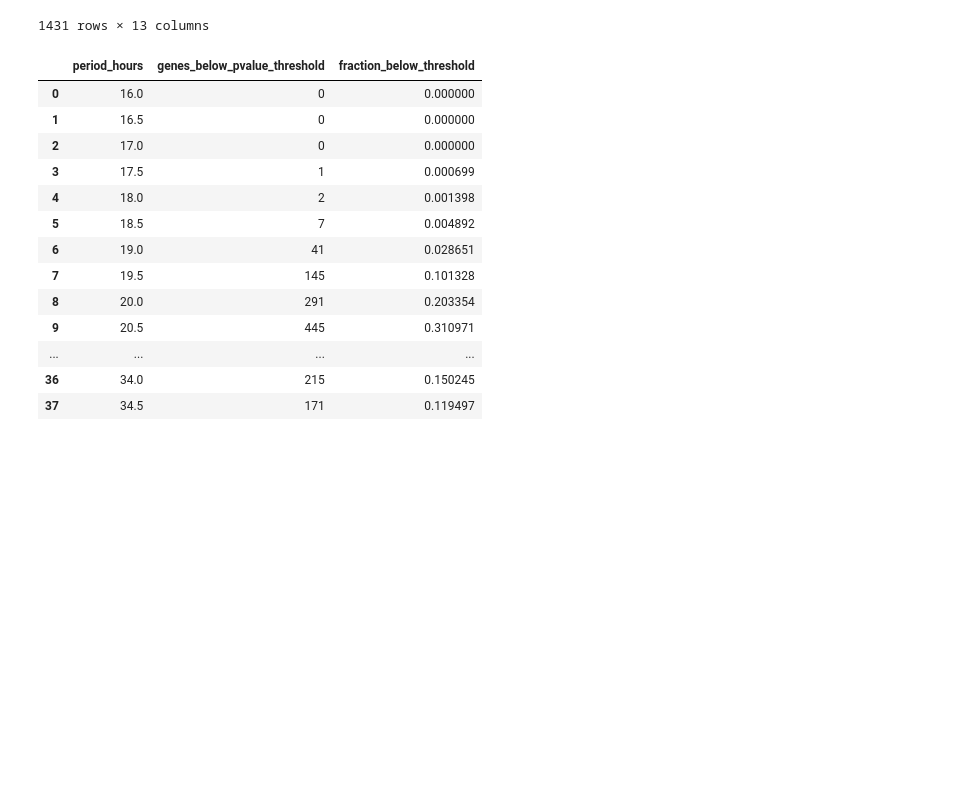
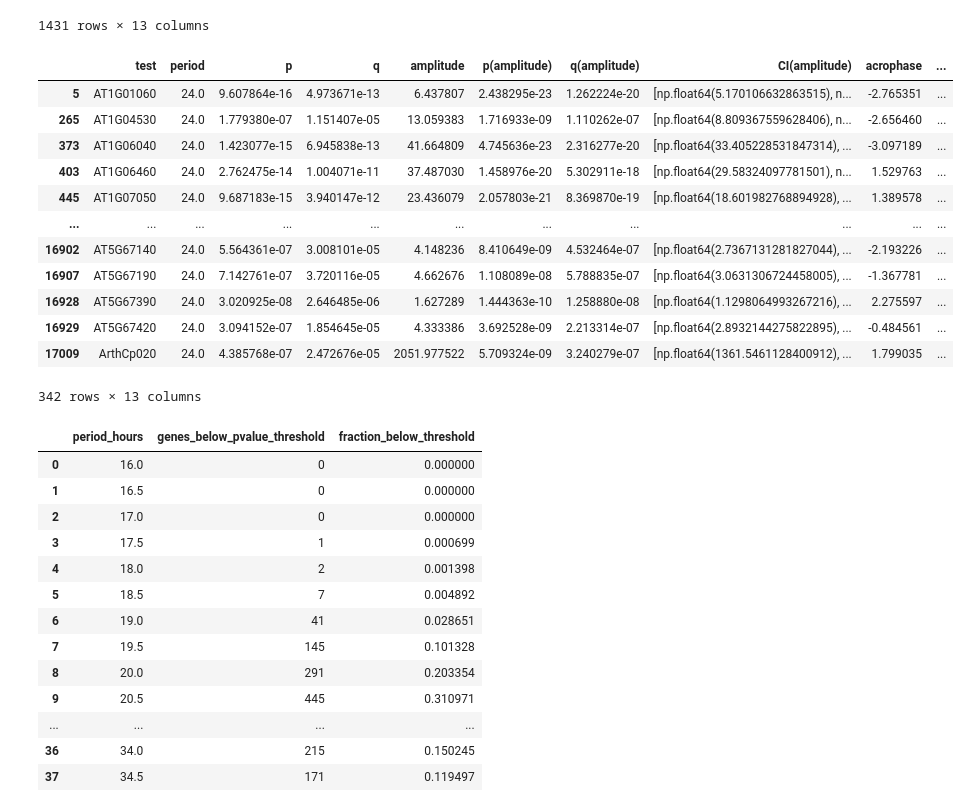
Before and after one commit to mikepassal/Outdoor_microbiome, a Jupyter notebook: Local_analysis/Followup_analyses_after_Luke_talk/Circadian_followup/circadian_gene_analysis_check_other_phases.ipynb, the cells around one changed output. Saved outputs shown, nothing was run; the diff lists cells and outputs as text; code cells hidden in the pictures; blank space fills up the shorter version.

Commit message:
Push to laptop quick edit circadian results check

```diff
--- a/Local_analysis/Followup_analyses_after_Luke_talk/Circadian_followup/circadian_gene_analysis_check_other_phases.ipynb
+++ b/Local_analysis/Followup_analyses_after_Luke_talk/Circadian_followup/circadian_gene_analysis_check_other_phases.ipynb
@@ -336,6 +336,23 @@ time_1_circadian_genes
 | 17088 | AT5G67490 | 24.0 | 3.043694e-12 | 1.289120e-10 | 26.747978 | 7.574670e-17 | 3.192474e-15 | [np.float64(20.4602668646938), np... | -0.477344 | ... |
 | 17178 | ArthCp031 | 24.0 | 9.853214e-08 | 1.526053e-06 | 197.846355 | 7.260610e-10 | 1.126538e-08 | [np.float64(134.8994901831981), n... | -2.831026 | ... |
 1431 rows × 13 columns
+# %%
+time_2_circadian_genes = cosinor_gene_results_2.loc[cosinor_gene_results_2["p"] < 1e-6]
+time_2_circadian_genes
+# %% [output]
+|  | test | period | p | q | amplitude | p(amplitude) | q(amplitude) | CI(amplitude) | acrophase | ... |
+| 5 | AT1G01060 | 24.0 | 9.607864e-16 | 4.973671e-13 | 6.437807 | 2.438295e-23 | 1.262224e-20 | [np.float64(5.170106632863515), n... | -2.765351 | ... |
+| 265 | AT1G04530 | 24.0 | 1.779380e-07 | 1.151407e-05 | 13.059383 | 1.716933e-09 | 1.110262e-07 | [np.float64(8.809367559628406), n... | -2.656460 | ... |
+| 373 | AT1G06040 | 24.0 | 1.423077e-15 | 6.945838e-13 | 41.664809 | 4.745636e-23 | 2.316277e-20 | [np.float64(33.405228531847314), ... | -3.097189 | ... |
+| 403 | AT1G06460 | 24.0 | 2.762475e-14 | 1.004071e-11 | 37.487030 | 1.458976e-20 | 5.302911e-18 | [np.float64(29.58324097781501), n... | 1.529763 | ... |
+| 445 | AT1G07050 | 24.0 | 9.687183e-15 | 3.940147e-12 | 23.436079 | 2.057803e-21 | 8.369870e-19 | [np.float64(18.601982768894928), ... | 1.389578 | ... |
+| ... | ... | ... | ... | ... | ... | ... | ... | ... | ... | ... |
+| 16902 | AT5G67140 | 24.0 | 5.564361e-07 | 3.008101e-05 | 4.148236 | 8.410649e-09 | 4.532464e-07 | [np.float64(2.7367131281827044), ... | -2.193226 | ... |
+| 16907 | AT5G67190 | 24.0 | 7.142761e-07 | 3.720116e-05 | 4.662676 | 1.108089e-08 | 5.788835e-07 | [np.float64(3.0631306724458005), ... | -1.367781 | ... |
+| 16928 | AT5G67390 | 24.0 | 3.020925e-08 | 2.646485e-06 | 1.627289 | 1.444363e-10 | 1.258880e-08 | [np.float64(1.1298064993267216), ... | 2.275597 | ... |
+| 16929 | AT5G67420 | 24.0 | 3.094152e-07 | 1.854645e-05 | 4.333386 | 3.692528e-09 | 2.213314e-07 | [np.float64(2.8932144275822895), ... | -0.484561 | ... |
+| 17009 | ArthCp020 | 24.0 | 4.385768e-07 | 2.472676e-05 | 2051.977522 | 5.709324e-09 | 3.240279e-07 | [np.float64(1361.5461128400912), ... | 1.799035 | ... |
+342 rows × 13 columns
 # %%
 import numpy as np
 import tqdm as tqdm
```
